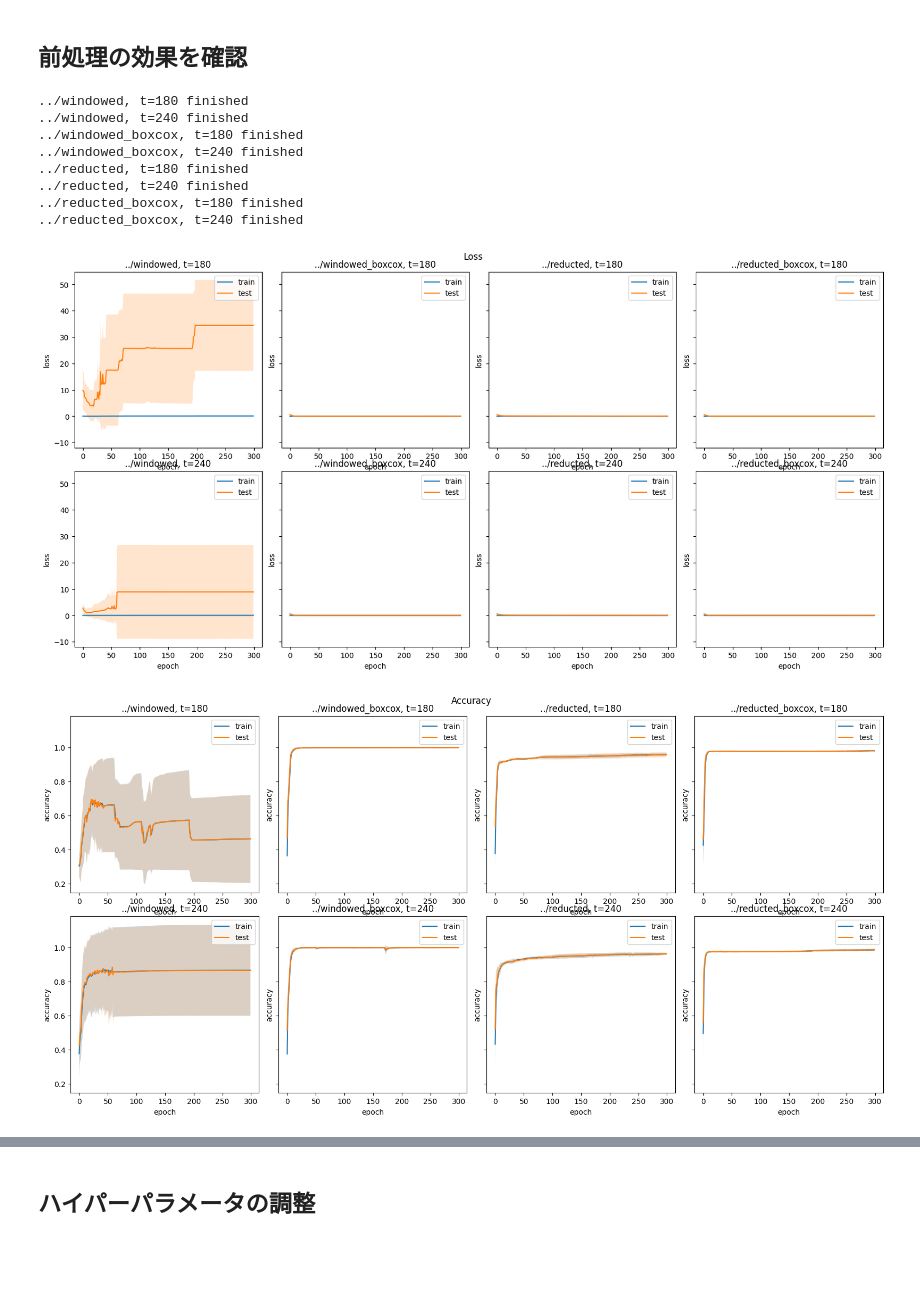
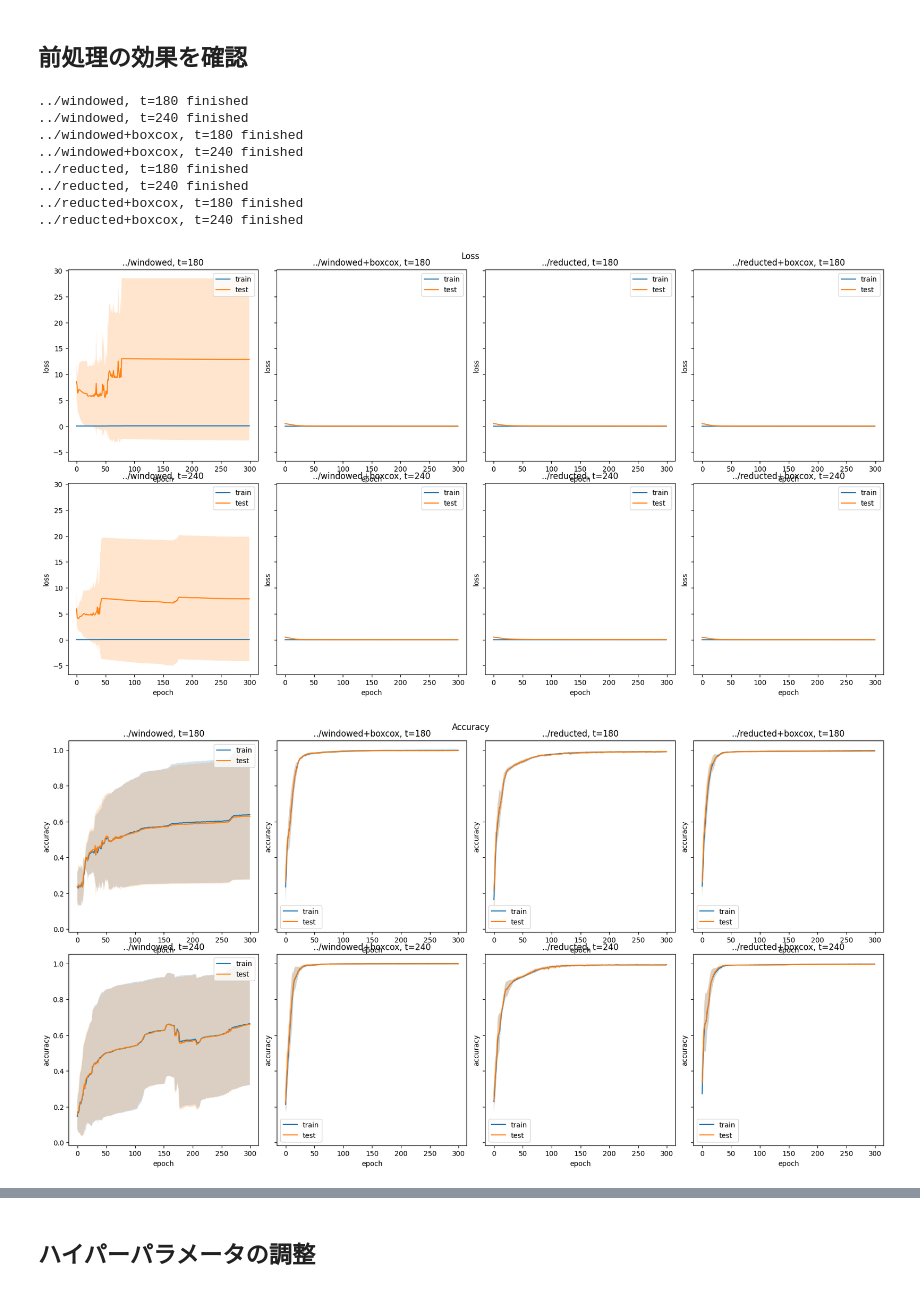
Before and after one commit to Ryos-K/aquatan-ble-classifier, a Jupyter notebook: v1/analysis/deepleaning.ipynb, the cells around one changed output, grey strips where cells are left out. Saved outputs shown, nothing was run; the diff lists cells and outputs as text; code cells hidden in the pictures; blank space fills up the shorter version.

```diff
--- a/v1/analysis/deepleaning.ipynb
+++ b/v1/analysis/deepleaning.ipynb
@@ -115,14 +115,14 @@ def plot_mean_std(ax, y, label):
 # %% [markdown]
 ## 前処理の効果を確認
 # %%
-DIRECTORIES = ["../windowed", "../windowed_boxcox", "../reducted", "../reducted_boxcox"]
+DIRECTORIES = ["../windowed", "../windowed+boxcox", "../reducted", "../reducted+boxcox"]
 TIME_WINDOWS = [180, 240]
 DEVICE = torch.device("cpu")
 
-DATA_SIZE = 3000
+DATA_SIZE = 600
 GROUPBY = "label"
 TRAIN_RATIO = 0.6
-BATCH_SIZE = 300
+BATCH_SIZE = 200
 EPOCHS = 300
 
 # プロットの初期化
@@ -198,37 +198,38 @@ for i, directory in enumerate(DIRECTORIES):
         axes_loss[j, i].legend()
         plot_mean_std(axes_acc[j, i], train_accs_list, "train")
         plot_mean_std(axes_acc[j, i], test_accs_list, "test")
         axes_acc[j, i].set_title(f"{directory}, t={time_window}")
         axes_acc[j, i].set_xlabel("epoch")
         axes_acc[j, i].set_ylabel("accuracy")
         axes_acc[j, i].legend()
 
         # 結果表の更新
         result.loc[len(result)] = [
             directory,
             time_window,
             np.mean(train_losses_list, axis=0)[-1],
             np.mean(test_losses_list, axis=0)[-1],
             np.mean(train_accs_list, axis=0)[-1],
             np.mean(test_accs_list, axis=0)[-1],
         ]
 
         # # モデルの保存
         # model_dict[f"{directory}/t={time_window}"] = model
 
         print(f"{directory}, t={time_window} finished")
 
+plt.tight_layout()
 plt.show()
 display(result)
 # %% [output]
 ../windowed, t=180 finished
 ../windowed, t=240 finished
-../windowed_boxcox, t=180 finished
-../windowed_boxcox, t=240 finished
+../windowed+boxcox, t=180 finished
+../windowed+boxcox, t=240 finished
 ../reducted, t=180 finished
 ../reducted, t=240 finished
-../reducted_boxcox, t=180 finished
-../reducted_boxcox, t=240 finished
+../reducted+boxcox, t=180 finished
+../reducted+boxcox, t=240 finished
-[figure, old version]
+[figure, new version]
-[figure, old version]
+[figure, new version]
 |  | directory | time_window | train_loss | test_loss | train_acc | test_acc |
```
Also changed, not shown: parts of 4 cells of this notebook, 5 other files.
